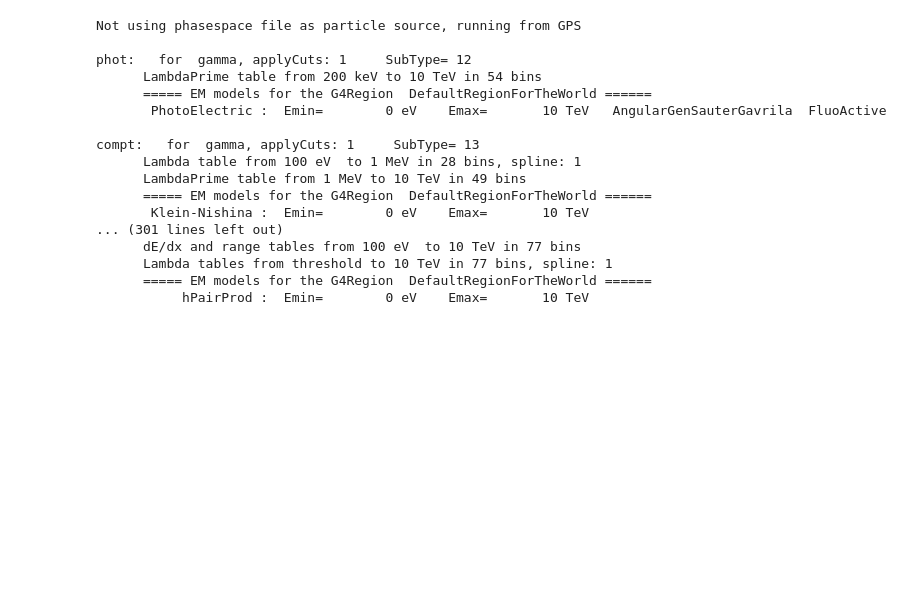
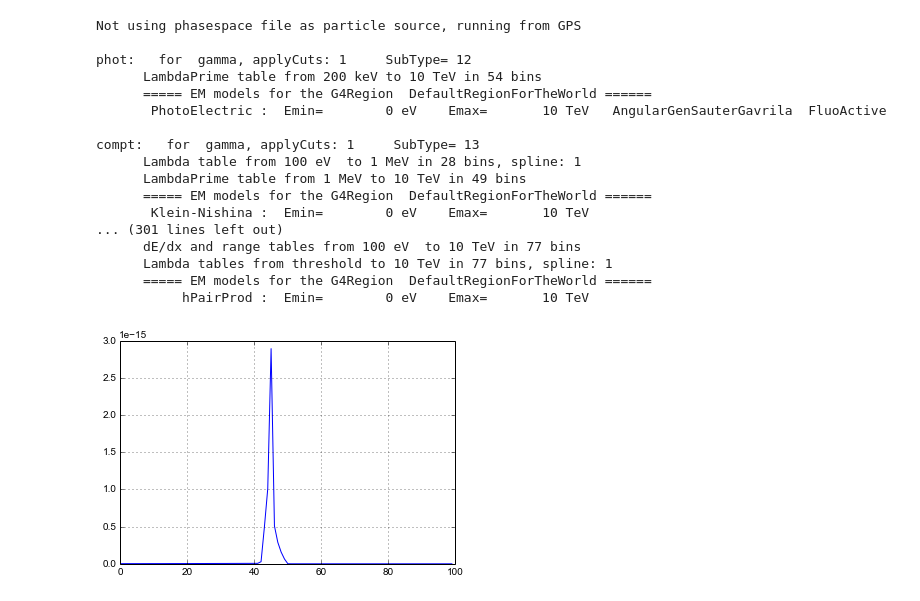
Before and after one commit to christopherpoole/linac, a Jupyter notebook: main.ipynb, the cells around one changed output. Cells and saved outputs as stored; diff of their text form; code cells hidden in the pictures; blank space fills up the shorter version.

Commit message:
phantom and histogramming progress begun

```diff
--- a/main.ipynb
+++ b/main.ipynb
@@ -12,5 +16,11 @@ from linac import Linac, Simulation, ShowGUI
 *************************************************************
 
 Visualization Manager instantiating with verbosity "warnings (3)"...
+# %%
+sim_name = "electron"
+runid = os.getpid()
+
+data_directory = "histograms"
+run_name = "basic"
 # %%
 linac = Linac("machine/example.yaml")
@@ -57,0 +68,7 @@ compt:   for  gamma, applyCuts: 1     SubType= 13
+# %%
+energy = load("%s/energy_%s_%s_%s.npy" % (data_directory, sim_name, run_name, runid))
+# %%
+plot(sum(sum(energy,axis=0),axis=0))
+grid(True)
+# %% [output]
+[figure, added]
```
Also changed, not shown: parts of 8 cells of this notebook, 8 other files.
